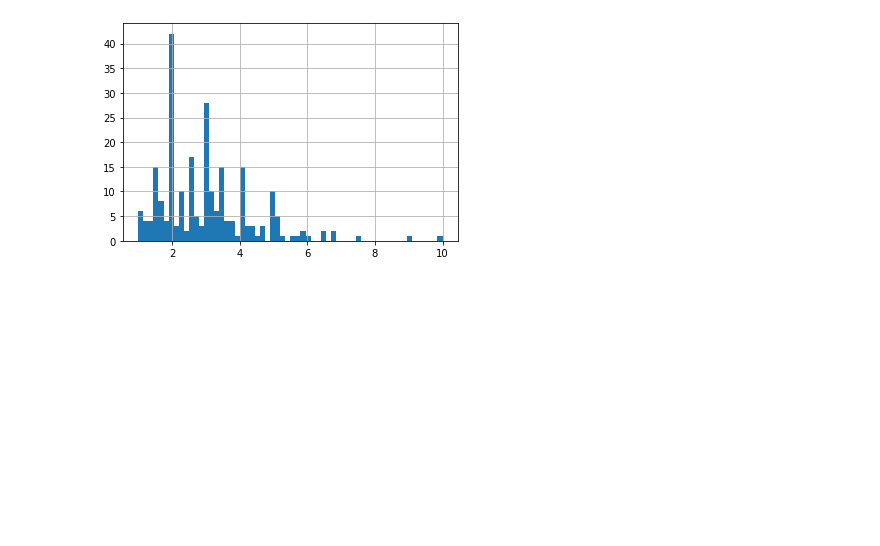
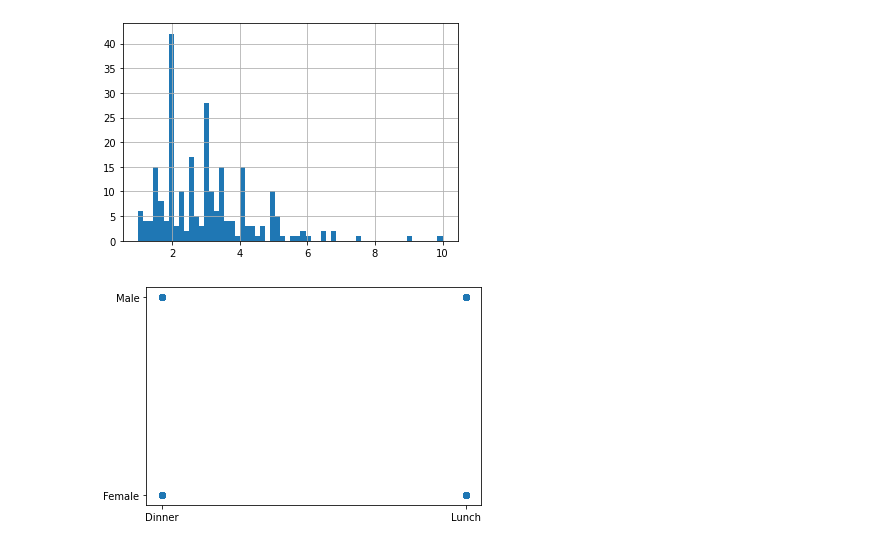
Before and after one commit to YOUNGitacina/Data-mining-course, a Jupyter notebook: DataUnd/Du_class.ipynb, the cells around one changed output. Cells and saved outputs as stored; diff of their text form; code cells hidden in the pictures; blank space fills up the shorter version.

```diff
--- a/DataUnd/Du_class.ipynb
+++ b/DataUnd/Du_class.ipynb
@@ -227,3 +227,8 @@ plt.show()
 # %% [output]
 <matplotlib.axes._subplots.AxesSubplot at 0x...>
 [figure]
+# %%
+plt.scatter(join_df['time'], join_df['sex'])
+plt.show()
+# %% [output]
+[figure, added]
```
Also changed, not shown: parts of 2 cells of this notebook.
